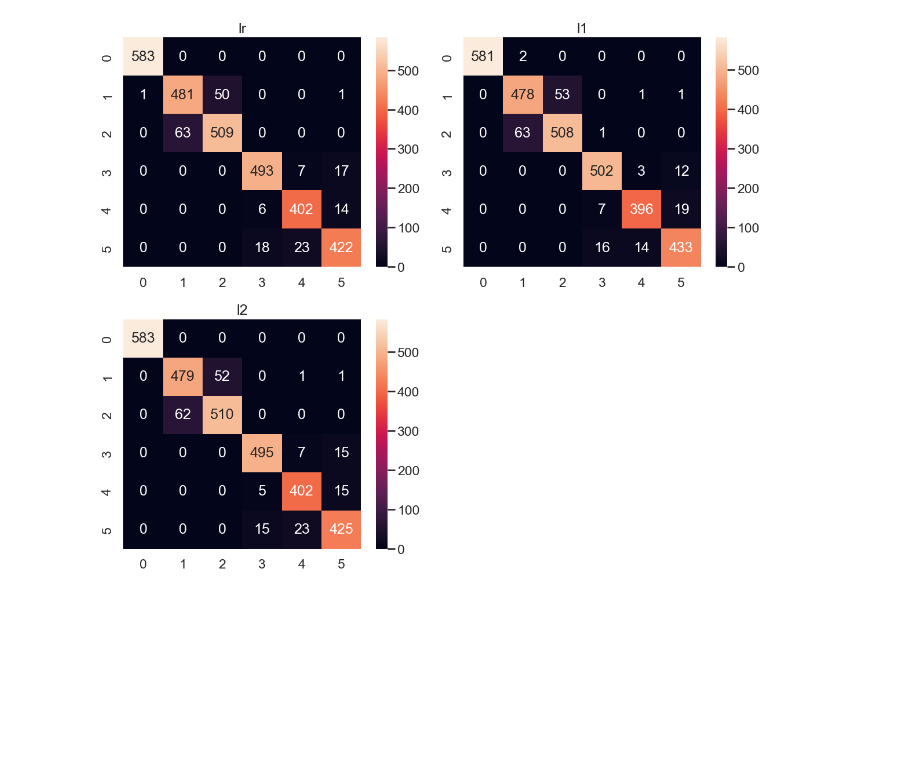
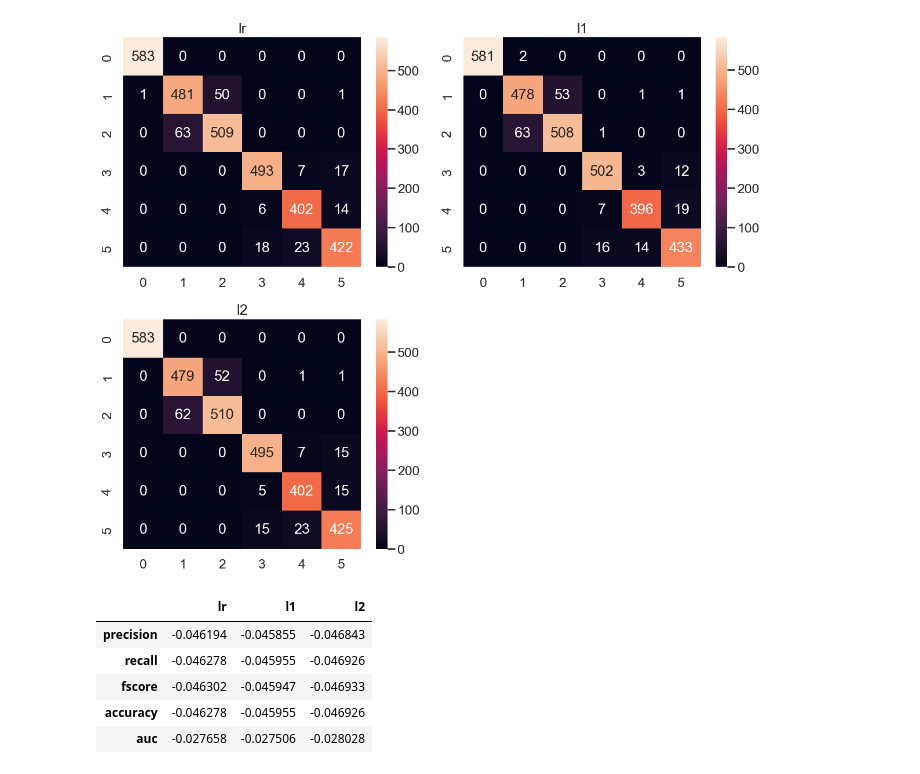
Before and after one commit to anambrito/IC-Inteligencia-Computacional, a Jupyter notebook: Regularização BiasVariância Métrica de Erro/Regressao_Logistica_V2_ava.ipynb, the cells around one changed output. Cells and saved outputs as stored; diff of their text form; code cells hidden in the pictures; blank space fills up the shorter version.

```diff
--- a/Regularização BiasVariância Métrica de Erro/Regressao_Logistica_V2_ava.ipynb
+++ b/Regularização BiasVariância Métrica de Erro/Regressao_Logistica_V2_ava.ipynb
@@ -591,3 +591,11 @@ plt.tight_layout()
 [figure]
 # %%
 # Perform a comparison of the outputs between Question 7 and 12 and give your observation
+metrics_new-metrics
+# %% [output]
+|  | lr | l1 | l2 |
+| precision | -0.046194 | -0.045855 | -0.046843 |
+| recall | -0.046278 | -0.045955 | -0.046926 |
+| fscore | -0.046302 | -0.045947 | -0.046933 |
+| accuracy | -0.046278 | -0.045955 | -0.046926 |
+| auc | -0.027658 | -0.027506 | -0.028028 |
```
Also changed, not shown: parts of 3 cells of this notebook.
